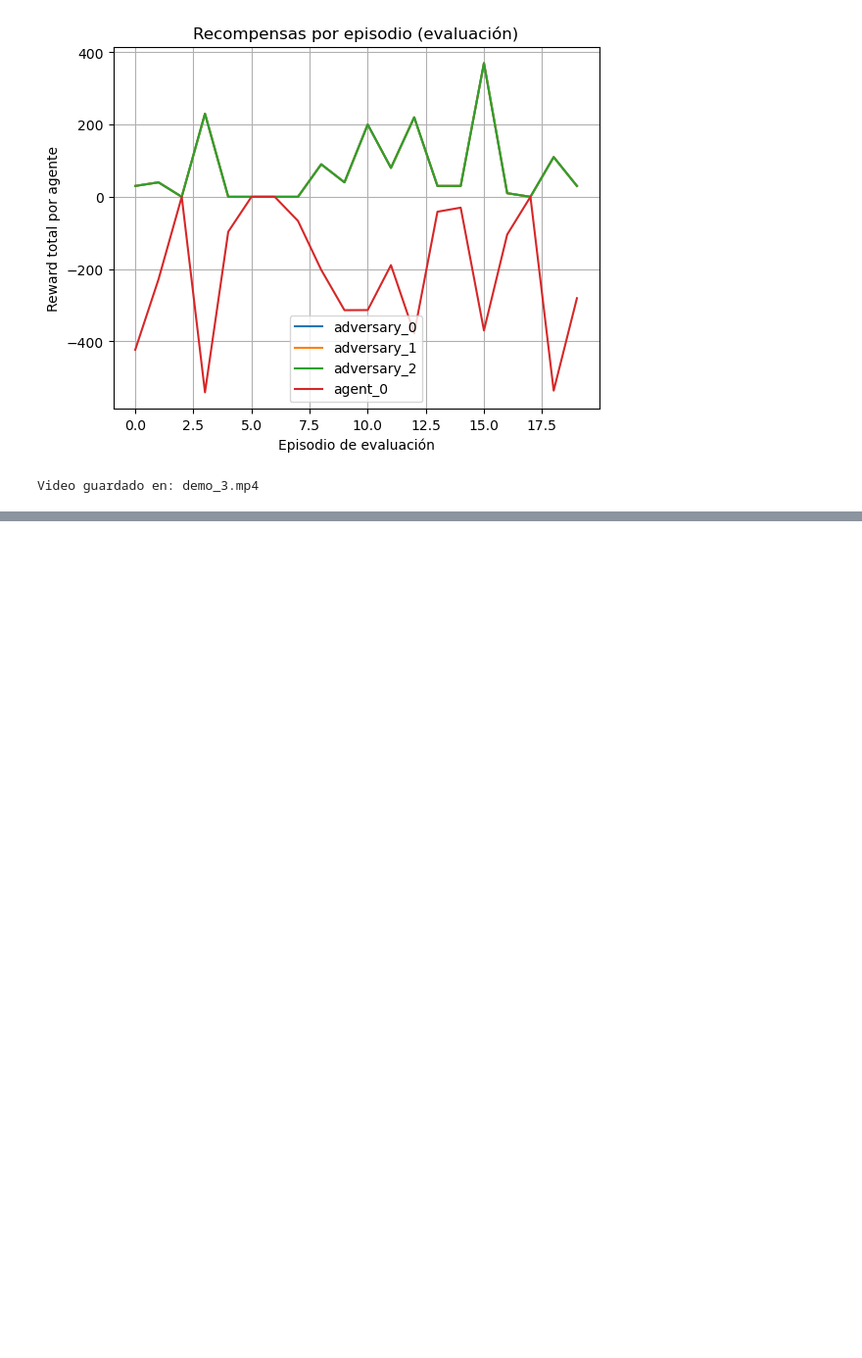
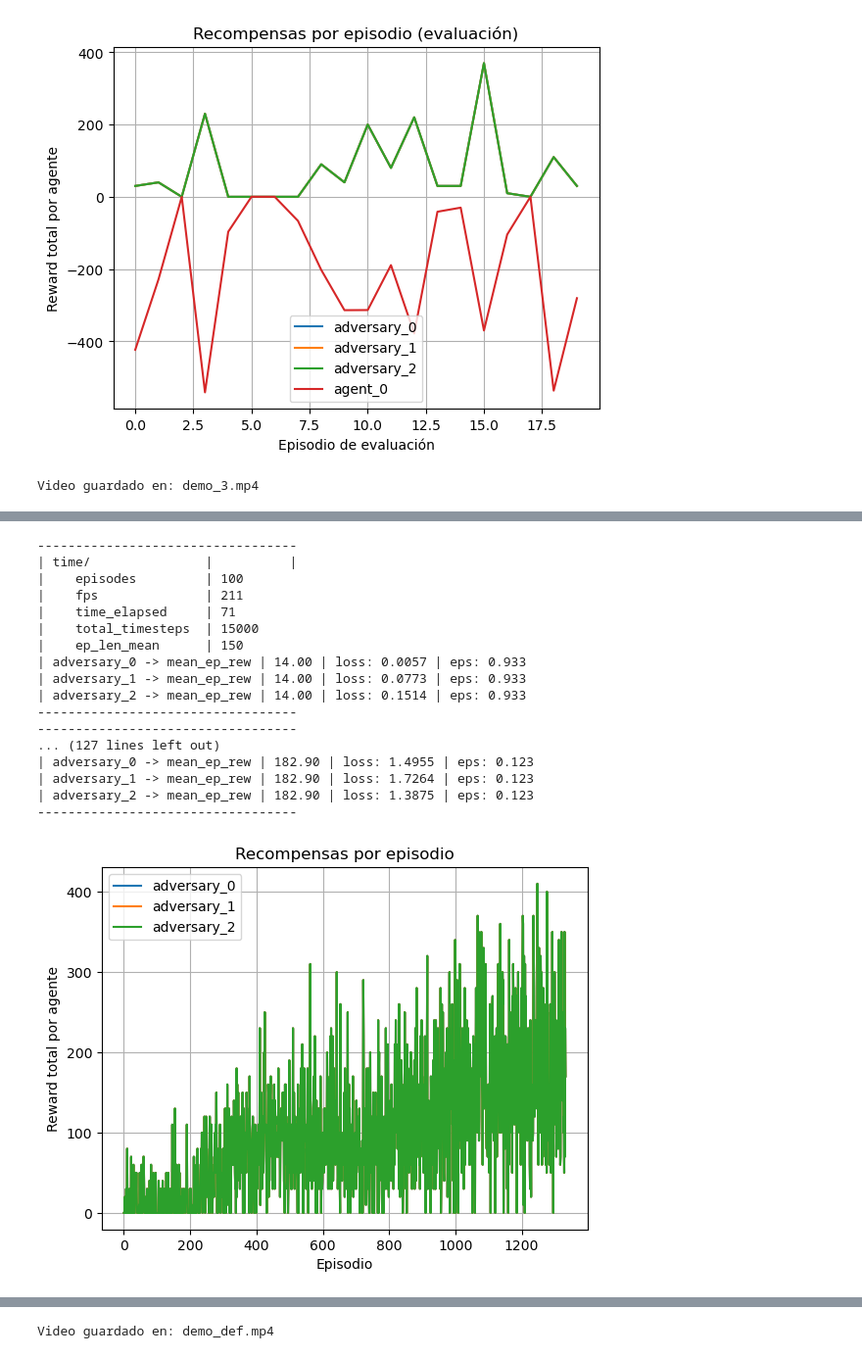
Before and after one commit to JuanHernandez-uc/Proyecto-RL, a Jupyter notebook: NGUMultiAgent/simple_tag_test.ipynb, the cells around one changed output, grey strips where cells are left out. Shown at 98% size. Saved outputs shown, nothing was run; the diff lists cells and outputs as text; code cells hidden in the pictures; blank space fills up the shorter version.

```diff
--- a/NGUMultiAgent/simple_tag_test.ipynb
+++ b/NGUMultiAgent/simple_tag_test.ipynb
@@ -276,0 +339,54 @@ Video guardado en: demo_3.mp4
+# %%
+seed = 42
+env = simple_tag_v3.parallel_env(render_mode='rgb_array', num_good=1, num_adversaries=3, num_obstacles=0, max_cycles=150, dynamic_rescaling = True)
+env.reset(seed=seed)
+agents = env.agents
+
+base_params = dict(
+    learning_rate = 0.001,
+    buffer_size = 1000000,
+    learning_starts = 5000,
+    batch_size = 128,
+    tau = 1.0,
+    gamma = 0.99,
+    train_freq = 16,
+    gradient_steps = 4,
+    target_update_interval = 2000,
+    exploration_fraction = 0.1,
+    exploration_initial_eps = 1,
+    exploration_final_eps = 0.1,
+    max_grad_norm = 10,
+    verbose = 0,
+    beta = 0.1
+)
+
+
+agent_dict = {
+    agent: NGU_DQN(FakeEnv(env.observation_space(agent), env.action_space(agent)), **base_params)
+    for agent in agents if agent.startswith("adversary")
+}
+
+trainer = NGUMultiAgent(env, agent_dict, total_timesteps=200_000, log_interval=100)
+trainer.learn()
+trainer.plot_total_rewards()
+trainer.evaluate(episodes=20)
+trainer.render_and_save(num_tests=5, save_path="demo_def.mp4", fps=5, max_steps=50)
+# %% [output]
+----------------------------------
+| time/               |          |
+|    episodes         | 100
+|    fps              | 211
+|    time_elapsed     | 71
+|    total_timesteps  | 15000
+|    ep_len_mean      | 150
+| adversary_0 -> mean_ep_rew | 14.00 | loss: 0.0057 | eps: 0.933
+| adversary_1 -> mean_ep_rew | 14.00 | loss: 0.0773 | eps: 0.933
+| adversary_2 -> mean_ep_rew | 14.00 | loss: 0.1514 | eps: 0.933
+----------------------------------
+----------------------------------
+... (127 lines left out)
+| adversary_0 -> mean_ep_rew | 182.90 | loss: 1.4955 | eps: 0.123
+| adversary_1 -> mean_ep_rew | 182.90 | loss: 1.7264 | eps: 0.123
+| adversary_2 -> mean_ep_rew | 182.90 | loss: 1.3875 | eps: 0.123
+----------------------------------
+[figure, added]
@@ -276,0 +394 @@ Video guardado en: demo_3.mp4
+Video guardado en: demo_def.mp4
```
Also changed, not shown: parts of 4 cells of this notebook, 1 other file.
